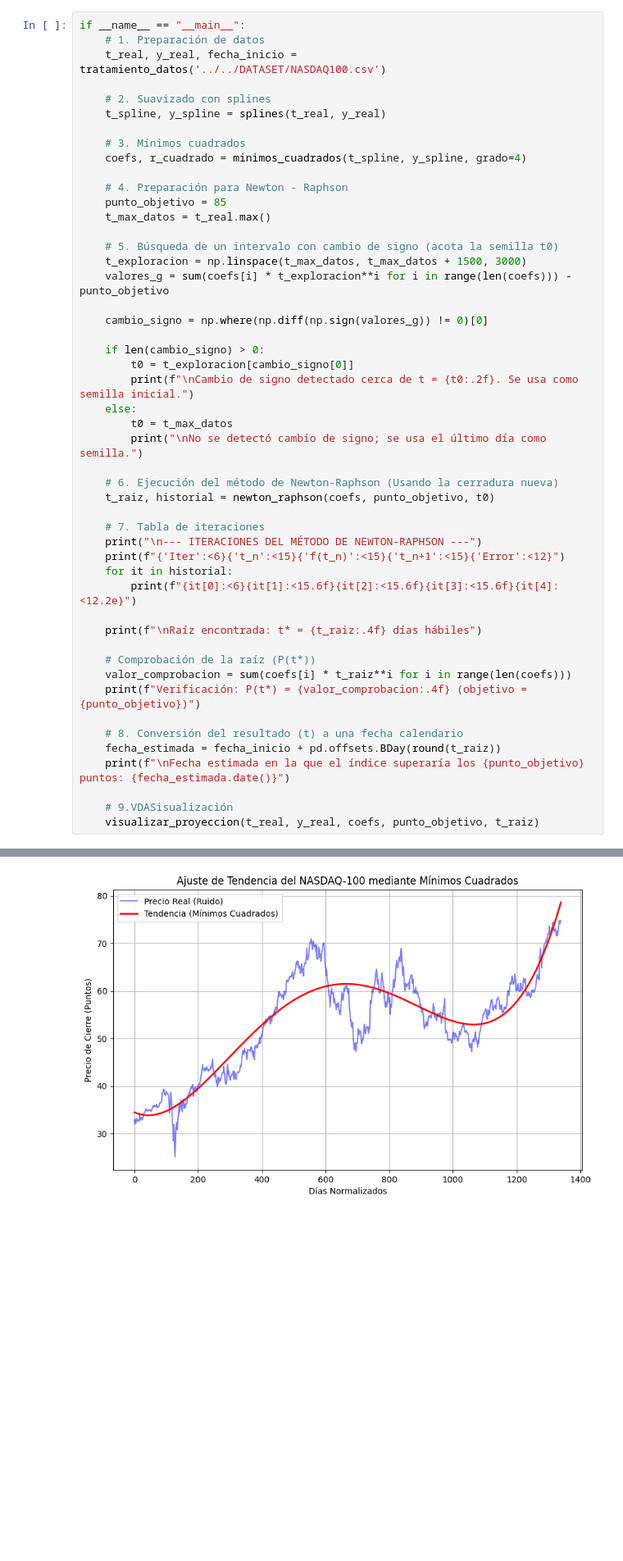
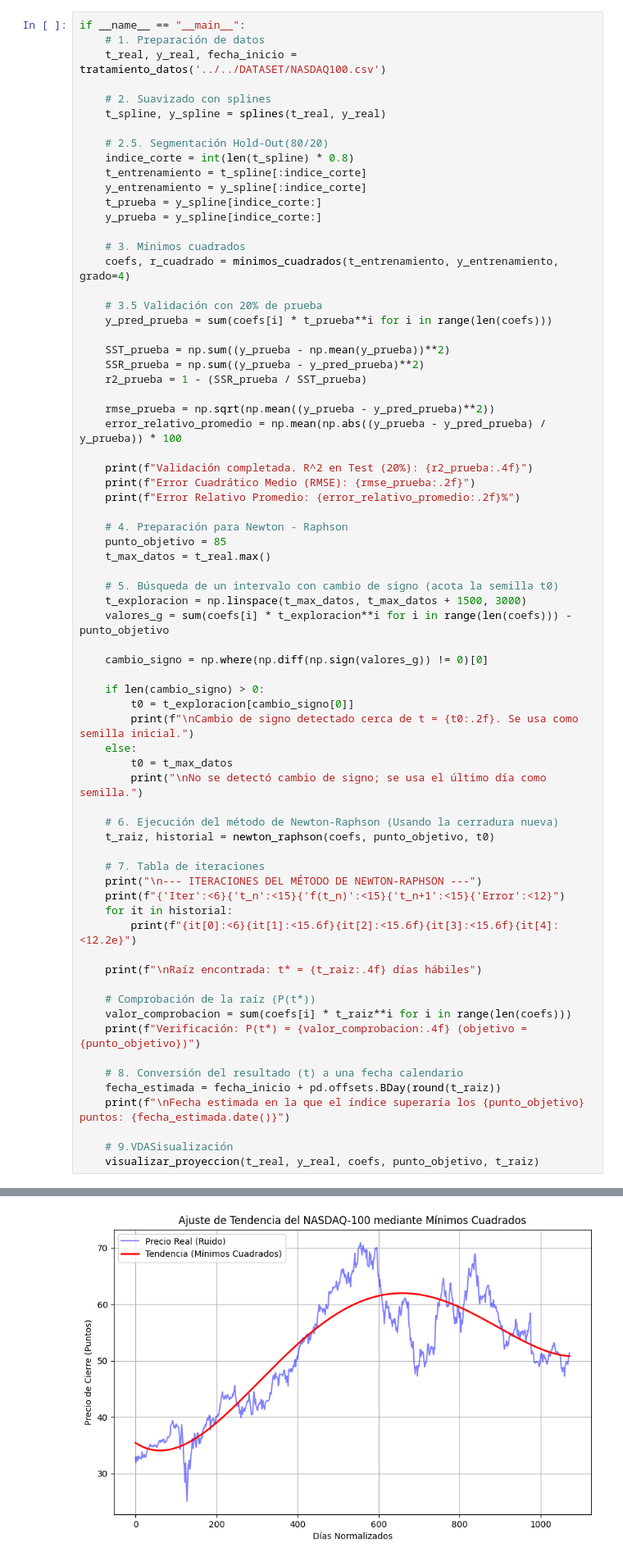
Before and after one commit to JhosuaS/Grupo-4-Finanzas, a Jupyter notebook: CODIGO/VERSION2/ProyectoMetodosNumericos.ipynb, the cells around one changed output, grey strips where cells are left out. Shown at 82% size. Saved outputs shown, nothing was run; the diff lists cells and outputs as text; blank space fills up the shorter version.

```diff
--- a/CODIGO/VERSION2/ProyectoMetodosNumericos.ipynb
+++ b/CODIGO/VERSION2/ProyectoMetodosNumericos.ipynb
@@ -210,8 +242,29 @@ if __name__ == "__main__":
     # 2. Suavizado con splines
     t_spline, y_spline = splines(t_real, y_real)
 
+    # 2.5. Segmentación Hold-Out(80/20)
+    indice_corte = int(len(t_spline) * 0.8)
+    t_entrenamiento = t_spline[:indice_corte]
+    y_entrenamiento = y_spline[:indice_corte]
+    t_prueba = y_spline[indice_corte:]
+    y_prueba = y_spline[indice_corte:]
+
     # 3. Mínimos cuadrados
-    coefs, r_cuadrado = minimos_cuadrados(t_spline, y_spline, grado=4)
+    coefs, r_cuadrado = minimos_cuadrados(t_entrenamiento, y_entrenamiento, grado=4)
+
+    # 3.5 Validación con 20% de prueba
+    y_pred_prueba = sum(coefs[i] * t_prueba**i for i in range(len(coefs)))
+
+    SST_prueba = np.sum((y_prueba - np.mean(y_prueba))**2)
+    SSR_prueba = np.sum((y_prueba - y_pred_prueba)**2)
+    r2_prueba = 1 - (SSR_prueba / SST_prueba)
+
+    rmse_prueba = np.sqrt(np.mean((y_prueba - y_pred_prueba)**2))
+    error_relativo_promedio = np.mean(np.abs((y_prueba - y_pred_prueba) / y_prueba)) * 100
+
+    print(f"Validación completada. R^2 en Test (20%): {r2_prueba:.4f}")
+    print(f"Error Cuadrático Medio (RMSE): {rmse_prueba:.2f}")
+    print(f"Error Relativo Promedio: {error_relativo_promedio:.2f}%")
 
     # 4. Preparación para Newton - Raphson
     punto_objetivo = 85
@@ -230,31 +283,31 @@ if __name__ == "__main__":
         t0 = t_max_datos
         print("\nNo se detectó cambio de signo; se usa el último día como semilla.")
 
     # 6. Ejecución del método de Newton-Raphson (Usando la cerradura nueva)
     t_raiz, historial = newton_raphson(coefs, punto_objetivo, t0)
 
     # 7. Tabla de iteraciones
     print("\n--- ITERACIONES DEL MÉTODO DE NEWTON-RAPHSON ---")
     print(f"{'Iter':<6}{'t_n':<15}{'f(t_n)':<15}{'t_n+1':<15}{'Error':<12}")
     for it in historial:
         print(f"{it[0]:<6}{it[1]:<15.6f}{it[2]:<15.6f}{it[3]:<15.6f}{it[4]:<12.2e}")
 
     print(f"\nRaíz encontrada: t* = {t_raiz:.4f} días hábiles")
 
     # Comprobación de la raíz (P(t*))
     valor_comprobacion = sum(coefs[i] * t_raiz**i for i in range(len(coefs)))
     print(f"Verificación: P(t*) = {valor_comprobacion:.4f} (objetivo = {punto_objetivo})")
 
     # 8. Conversión del resultado (t) a una fecha calendario
     fecha_estimada = fecha_inicio + pd.offsets.BDay(round(t_raiz))
     print(f"\nFecha estimada en la que el índice superaría los {punto_objetivo} puntos: {fecha_estimada.date()}")
 
     # 9.VDASisualización
     visualizar_proyeccion(t_real, y_real, coefs, punto_objetivo, t_raiz)
 # %% [output]
 --- ETAPA 1: TRATAMIENTO COMPLETADO ---
 Rango de datos: 2019-10-01 a 2024-10-25
 Total de registros (n): 1340
 Precio Mínimo: 24.29 | Precio Máximo: 75.24
 [figure]
-[figure, old version]
+[figure, new version]
```
Also changed, not shown: parts of 3 cells of this notebook, 1 other file.
